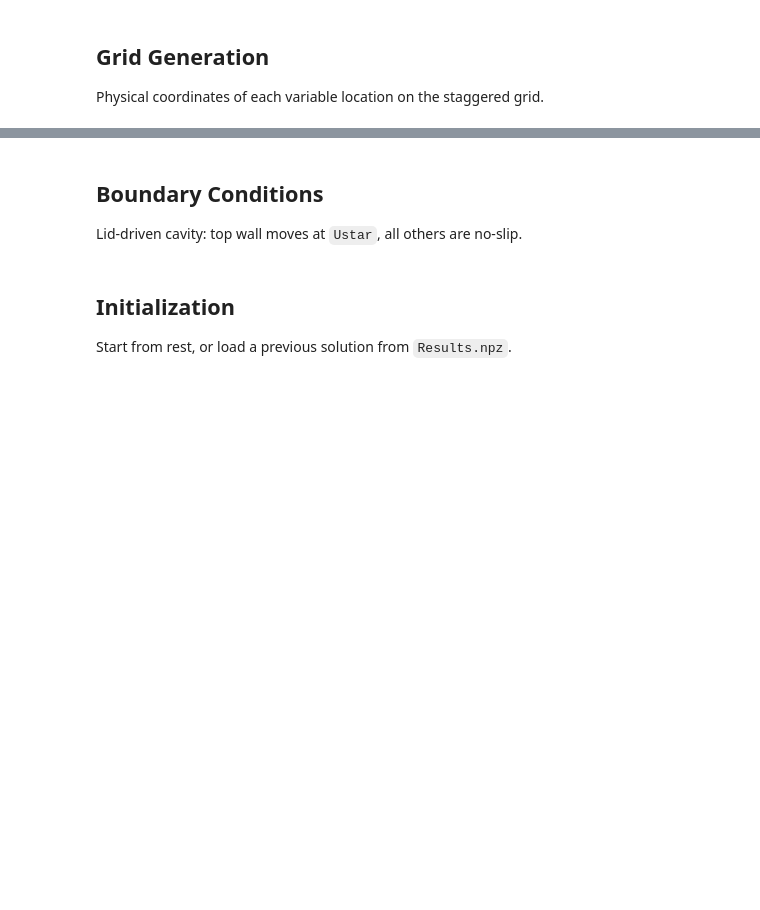
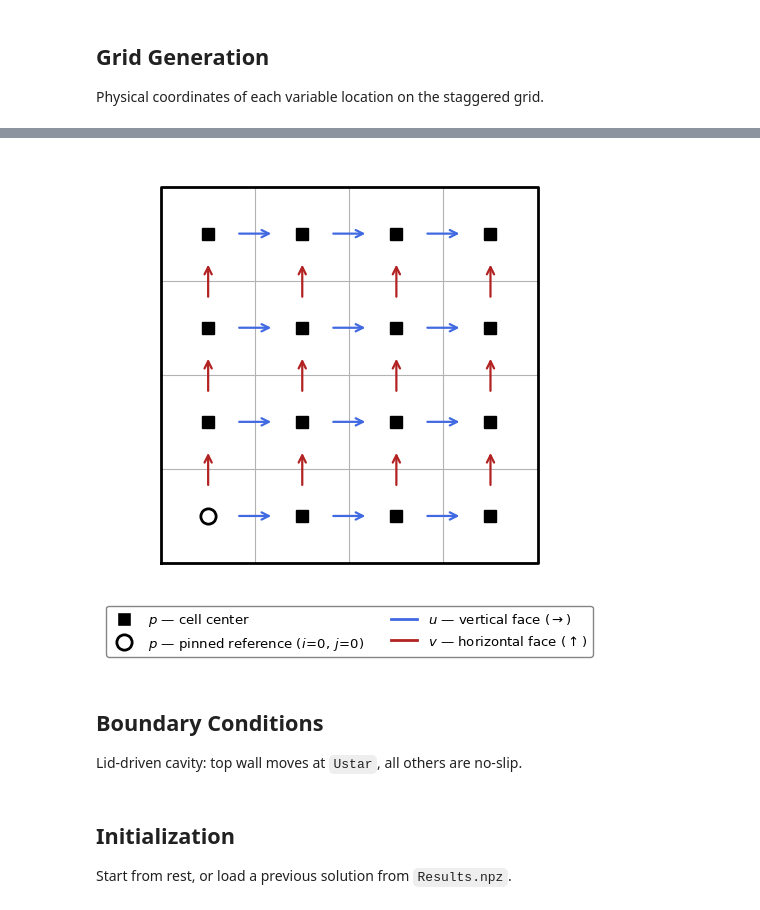
Before and after one commit to jadenmecham/ME-793-CFD, a Jupyter notebook: project_2/project_2.ipynb, the cells around one changed output, grey strips where cells are left out. Saved outputs shown, nothing was run; the diff lists cells and outputs as text; code cells hidden in the pictures; blank space fills up the shorter version.

```diff
--- a/project_2/project_2.ipynb
+++ b/project_2/project_2.ipynb
@@ -131,3 +139,66 @@ xp, yp, xu, yu, xv, yv = func_gen_grid(nx, ny, xL, xR, yB, yT, dx, dy)
+# %%
+from matplotlib.lines import Line2D
+
+nc = 4  # cells per side in schematic
+
+fig, ax = plt.subplots(figsize=(5.5, 5.5))
+ax.set_aspect('equal')
+ax.axis('off')
+
+# grid lines
+for k in range(nc + 1):
+    ax.plot([0, nc], [k, k], color='0.70', lw=0.8, zorder=1)
+    ax.plot([k, k], [0, nc], color='0.70', lw=0.8, zorder=1)
+ax.plot([0, nc, nc, 0, 0], [0, 0, nc, nc, 0], 'k-', lw=2.0, zorder=2)
+
+# pressure at cell centers
+for i in range(nc):
+    for j in range(nc):
+        xc, yc = i + 0.5, j + 0.5
+        if i == 0 and j == 0:
+            ax.plot(xc, yc, 'o', mfc='none', mec='black', ms=11, mew=2.0, zorder=6)
+        else:
+            ax.plot(xc, yc, 's', color='black', ms=9, zorder=5)
+
+# u-velocity: → arrows at interior vertical faces
+alen = 0.20
+for i in range(1, nc):
+    for j in range(nc):
+        ax.annotate('', xy=(i + alen, j + 0.5), xytext=(i - alen, j + 0.5),
+                    arrowprops=dict(arrowstyle='->', color='royalblue',
+                                   lw=1.6, mutation_scale=13), zorder=4)
+
+# v-velocity: ↑ arrows at interior horizontal faces
+for i in range(nc):
+    for j in range(1, nc):
+        ax.annotate('', xy=(i + 0.5, j + alen), xytext=(i + 0.5, j - alen),
+                    arrowprops=dict(arrowstyle='->', color='firebrick',
+                                   lw=1.6, mutation_scale=13), zorder=4)
+
+ax.set_xlim(-0.25, nc + 0.25)
+ax.set_ylim(-0.25, nc + 0.25)
+# ax.set_title('MAC Staggered Grid', fontsize=12, pad=8)
+
+legend_handles = [
+    Line2D([0], [0], marker='s', color='w', markerfacecolor='black',
+           markersize=10, label=r'$p$ — cell center'),
+    Line2D([0], [0], marker='o', color='w', markerfacecolor='none',
+           markeredgecolor='black', markersize=11, mew=2.0,
+           label=r'$p$ — pinned reference ($i\!=\!0,\,j\!=\!0$)'),
+    Line2D([0], [0], color='royalblue', lw=2.0,
+           label=r'$u$ — vertical face ($\rightarrow$)'),
+    Line2D([0], [0], color='firebrick', lw=2.0,
+           label=r'$v$ — horizontal face ($\uparrow$)'),
+]
+ax.legend(handles=legend_handles, loc='upper center',
+          bbox_to_anchor=(0.5, -0.03), fontsize=9.5,
+          framealpha=0.95, edgecolor='gray', ncol=2)
+
+os.makedirs('report/figs', exist_ok=True)
+plt.savefig('report/figs/staggered_grid.pdf', bbox_inches='tight')
+plt.show()
+# %% [output]
+[figure, added]
 # %% [markdown]
 ## Boundary Conditions
 
```
Also changed, not shown: parts of 8 cells of this notebook, 22 other files.
